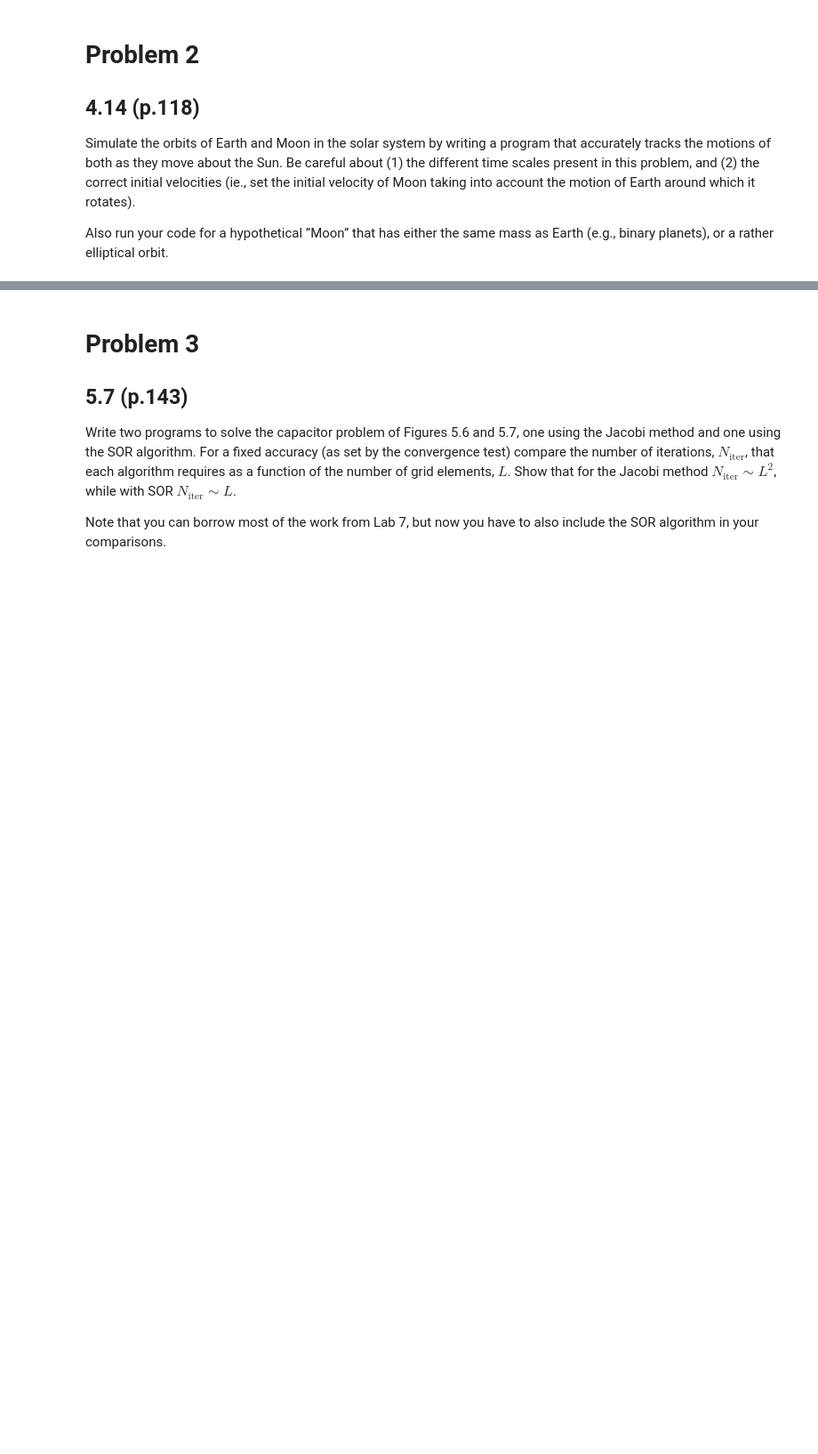
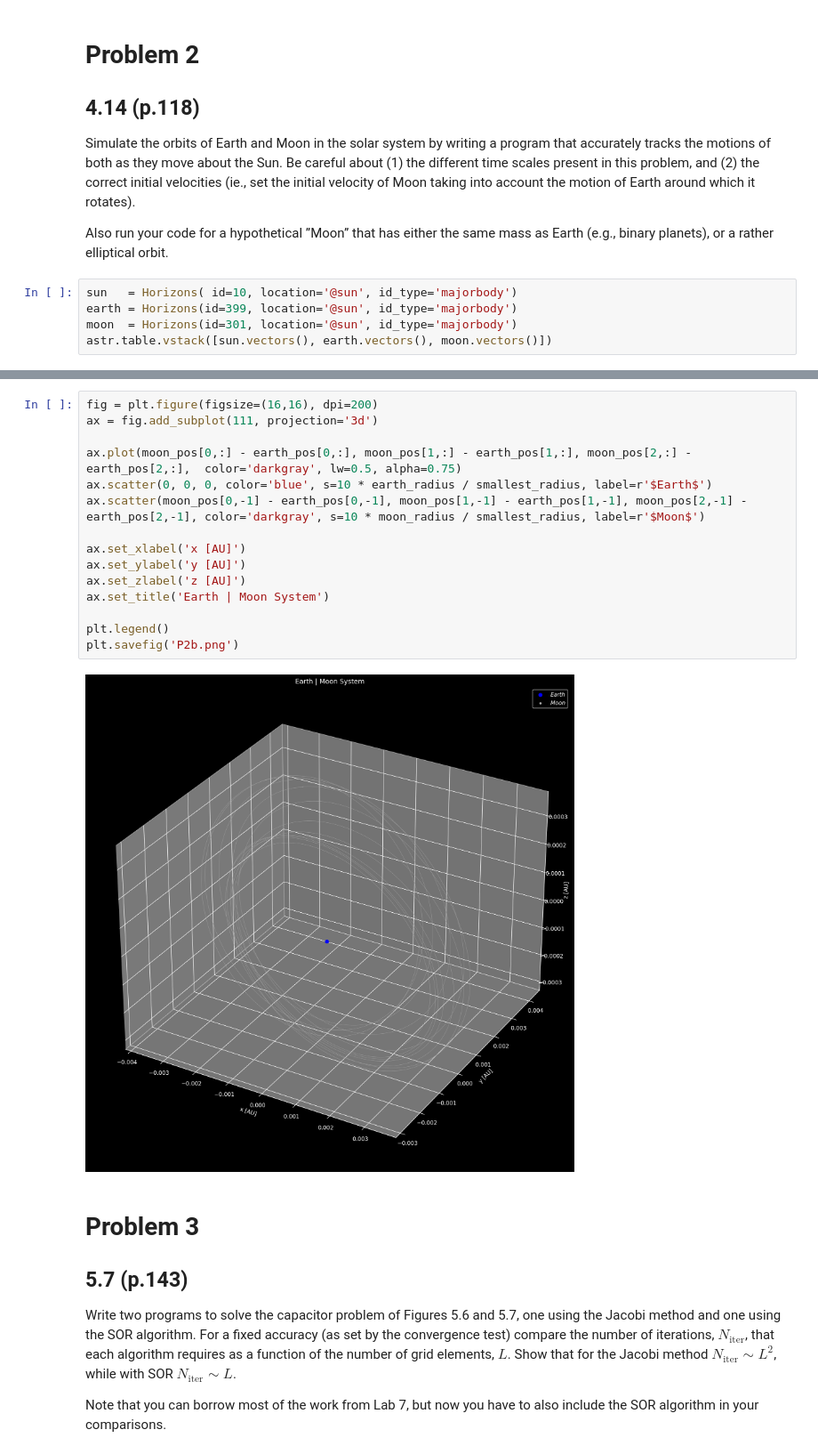
Before and after one commit to ethank5149/PurduePHYS580, a Jupyter notebook: Homework/HW3/HW3out.ipynb, the cells around one changed output, grey strips where cells are left out. Shown at 89% size. Saved outputs shown, nothing was run; the diff lists cells and outputs as text; blank space fills up the shorter version.

```diff
--- a/Homework/HW3/HW3out.ipynb
+++ b/Homework/HW3/HW3out.ipynb
@@ -130,3 +106,8 @@ ani.save('P1a.avi')
 Simulate the orbits of Earth and Moon in the solar system by writing a program that accurately tracks the motions of both as they move about the Sun. Be careful about (1) the different time scales present in this problem, and (2) the correct initial velocities (ie., set the initial velocity of Moon taking into account the motion of Earth around which it rotates).
 
 Also run your code for a hypothetical ”Moon” that has either the same mass as Earth (e.g., binary planets), or a rather elliptical orbit.
+# %%
+sun   = Horizons( id=10, location='@sun', id_type='majorbody')
+earth = Horizons(id=399, location='@sun', id_type='majorbody')
+moon  = Horizons(id=301, location='@sun', id_type='majorbody')
+astr.table.vstack([sun.vectors(), earth.vectors(), moon.vectors()])
@@ -133,3 +196,20 @@ Also run your code for a hypothetical ”Moon” that has either the same mass a
+# %%
+fig = plt.figure(figsize=(16,16), dpi=200)
+ax = fig.add_subplot(111, projection='3d')
+
+ax.plot(moon_pos[0,:] - earth_pos[0,:], moon_pos[1,:] - earth_pos[1,:], moon_pos[2,:] - earth_pos[2,:],  color='darkgray', lw=0.5, alpha=0.75)
+ax.scatter(0, 0, 0, color='blue', s=10 * earth_radius / smallest_radius, label=r'$Earth$')
+ax.scatter(moon_pos[0,-1] - earth_pos[0,-1], moon_pos[1,-1] - earth_pos[1,-1], moon_pos[2,-1] - earth_pos[2,-1], color='darkgray', s=10 * moon_radius / smallest_radius, label=r'$Moon$')
+
+ax.set_xlabel('x [AU]')
+ax.set_ylabel('y [AU]')
+ax.set_zlabel('z [AU]')
+ax.set_title('Earth | Moon System')
+
+plt.legend()
+plt.savefig('P2b.png')
+# %% [output]
+[figure, added]
 # %% [markdown]
 # Problem 3
 ## 5.7 (p.143)
```
Also changed, not shown: parts of 52 cells of this notebook, 11 other files.
